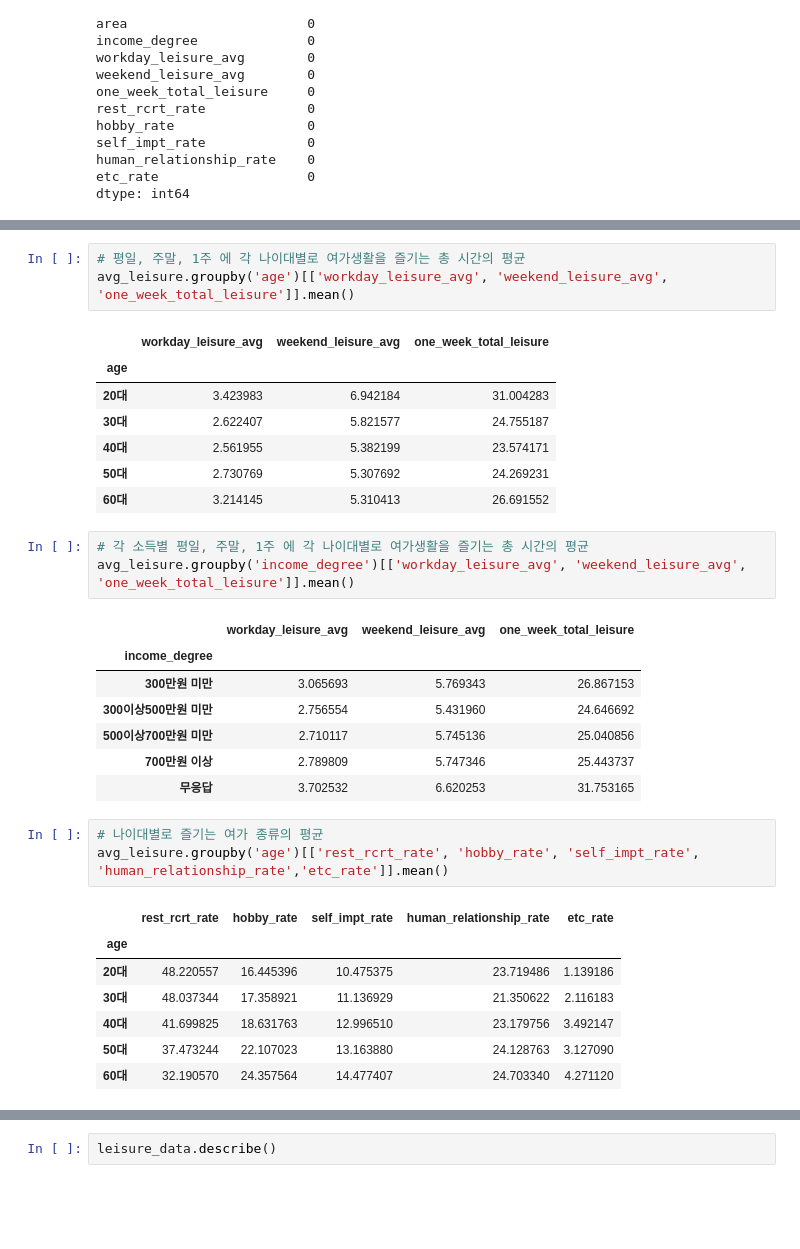
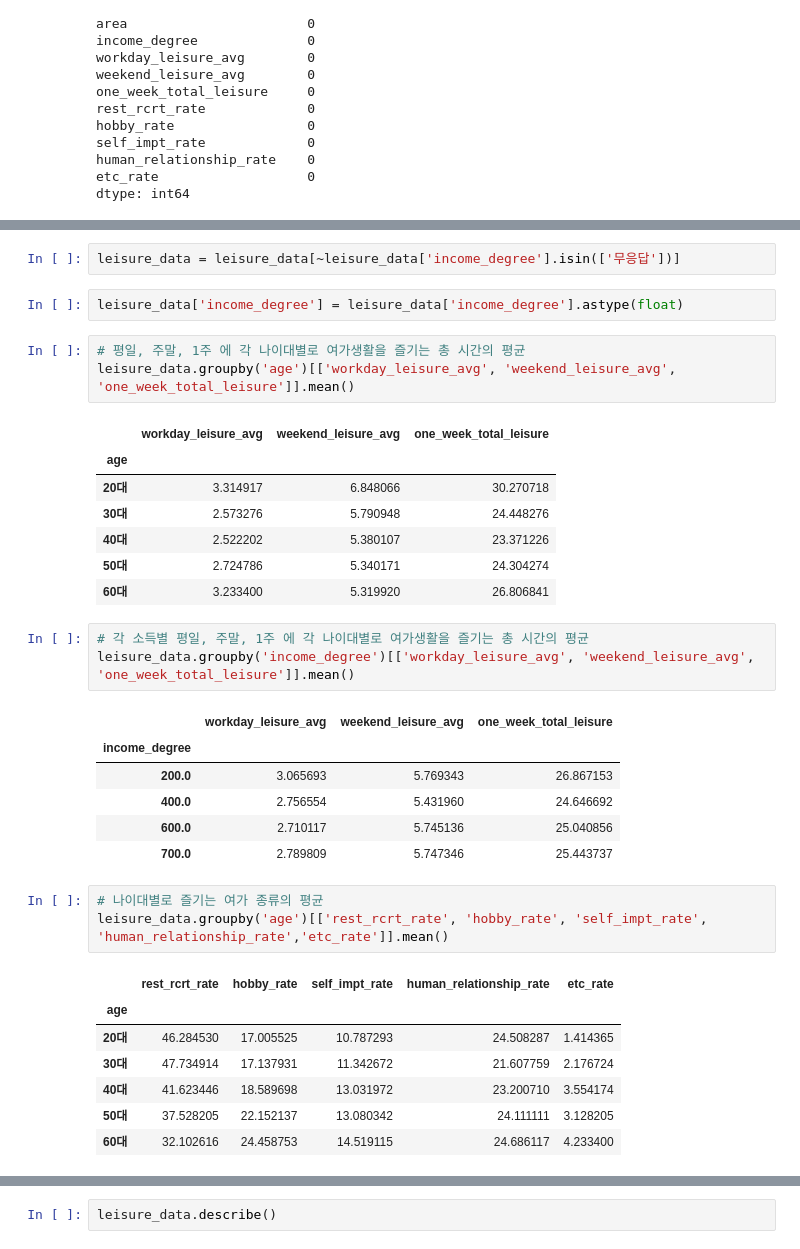
Before and after one commit to yugyeong1/streamlit_leisure_app, a Jupyter notebook: leisure_data.ipynb, the cells around one changed output, grey strips where cells are left out. Saved outputs shown, nothing was run; the diff lists cells and outputs as text; blank space fills up the shorter version.

```diff
--- a/leisure_data.ipynb
+++ b/leisure_data.ipynb
@@ -149,35 +162,38 @@ dtype: int64
+# %%
+leisure_data = leisure_data[~leisure_data['income_degree'].isin(['무응답'])]
+# %%
+leisure_data['income_degree'] = leisure_data['income_degree'].astype(float)
 # %%
 # 평일, 주말, 1주 에 각 나이대별로 여가생활을 즐기는 총 시간의 평균
-avg_leisure.groupby('age')[['workday_leisure_avg', 'weekend_leisure_avg', 'one_week_total_leisure']].mean()
+leisure_data.groupby('age')[['workday_leisure_avg', 'weekend_leisure_avg', 'one_week_total_leisure']].mean()
 # %% [output]
 |  | workday_leisure_avg | weekend_leisure_avg | one_week_total_leisure |
 | age |  |  |  |
-| 20대 | 3.423983 | 6.942184 | 31.004283 |
-| 30대 | 2.622407 | 5.821577 | 24.755187 |
-| 40대 | 2.561955 | 5.382199 | 23.574171 |
-| 50대 | 2.730769 | 5.307692 | 24.269231 |
-| 60대 | 3.214145 | 5.310413 | 26.691552 |
+| 20대 | 3.314917 | 6.848066 | 30.270718 |
+| 30대 | 2.573276 | 5.790948 | 24.448276 |
+| 40대 | 2.522202 | 5.380107 | 23.371226 |
+| 50대 | 2.724786 | 5.340171 | 24.304274 |
+| 60대 | 3.233400 | 5.319920 | 26.806841 |
 # %%
 # 각 소득별 평일, 주말, 1주 에 각 나이대별로 여가생활을 즐기는 총 시간의 평균
-avg_leisure.groupby('income_degree')[['workday_leisure_avg', 'weekend_leisure_avg', 'one_week_total_leisure']].mean()
+leisure_data.groupby('income_degree')[['workday_leisure_avg', 'weekend_leisure_avg', 'one_week_total_leisure']].mean()
 # %% [output]
 |  | workday_leisure_avg | weekend_leisure_avg | one_week_total_leisure |
 | income_degree |  |  |  |
-| 300만원 미만 | 3.065693 | 5.769343 | 26.867153 |
-| 300이상500만원 미만 | 2.756554 | 5.431960 | 24.646692 |
-| 500이상700만원 미만 | 2.710117 | 5.745136 | 25.040856 |
-| 700만원 이상 | 2.789809 | 5.747346 | 25.443737 |
-| 무응답 | 3.702532 | 6.620253 | 31.753165 |
+| 200.0 | 3.065693 | 5.769343 | 26.867153 |
+| 400.0 | 2.756554 | 5.431960 | 24.646692 |
+| 600.0 | 2.710117 | 5.745136 | 25.040856 |
+| 700.0 | 2.789809 | 5.747346 | 25.443737 |
 # %%
 # 나이대별로 즐기는 여가 종류의 평균
-avg_leisure.groupby('age')[['rest_rcrt_rate', 'hobby_rate', 'self_impt_rate', 'human_relationship_rate','etc_rate']].mean()
+leisure_data.groupby('age')[['rest_rcrt_rate', 'hobby_rate', 'self_impt_rate', 'human_relationship_rate','etc_rate']].mean()
 # %% [output]
 |  | rest_rcrt_rate | hobby_rate | self_impt_rate | human_relationship_rate | etc_rate |
 | age |  |  |  |  |  |
-| 20대 | 48.220557 | 16.445396 | 10.475375 | 23.719486 | 1.139186 |
-| 30대 | 48.037344 | 17.358921 | 11.136929 | 21.350622 | 2.116183 |
-| 40대 | 41.699825 | 18.631763 | 12.996510 | 23.179756 | 3.492147 |
-| 50대 | 37.473244 | 22.107023 | 13.163880 | 24.128763 | 3.127090 |
-| 60대 | 32.190570 | 24.357564 | 14.477407 | 24.703340 | 4.271120 |
+| 20대 | 46.284530 | 17.005525 | 10.787293 | 24.508287 | 1.414365 |
+| 30대 | 47.734914 | 17.137931 | 11.342672 | 21.607759 | 2.176724 |
+| 40대 | 41.623446 | 18.589698 | 13.031972 | 23.200710 | 3.554174 |
+| 50대 | 37.528205 | 22.152137 | 13.080342 | 24.111111 | 3.128205 |
+| 60대 | 32.102616 | 24.458753 | 14.519115 | 24.686117 | 4.233400 |
 # %%
 # 각 소득별 즐기는 여가 종류의 비율 평균
```
Also changed, not shown: parts of 39 cells of this notebook, 3 other files.
